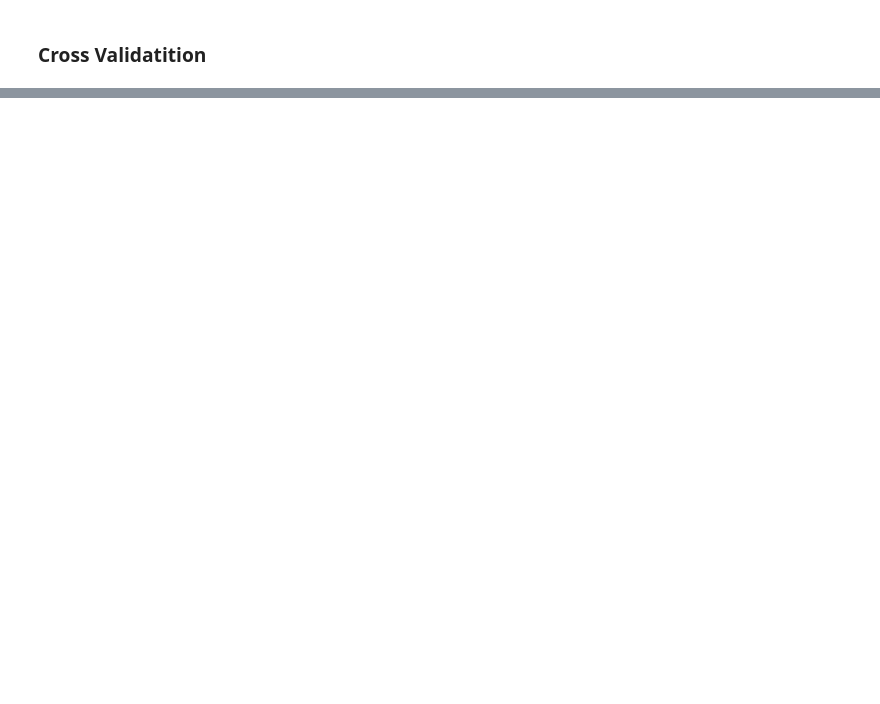
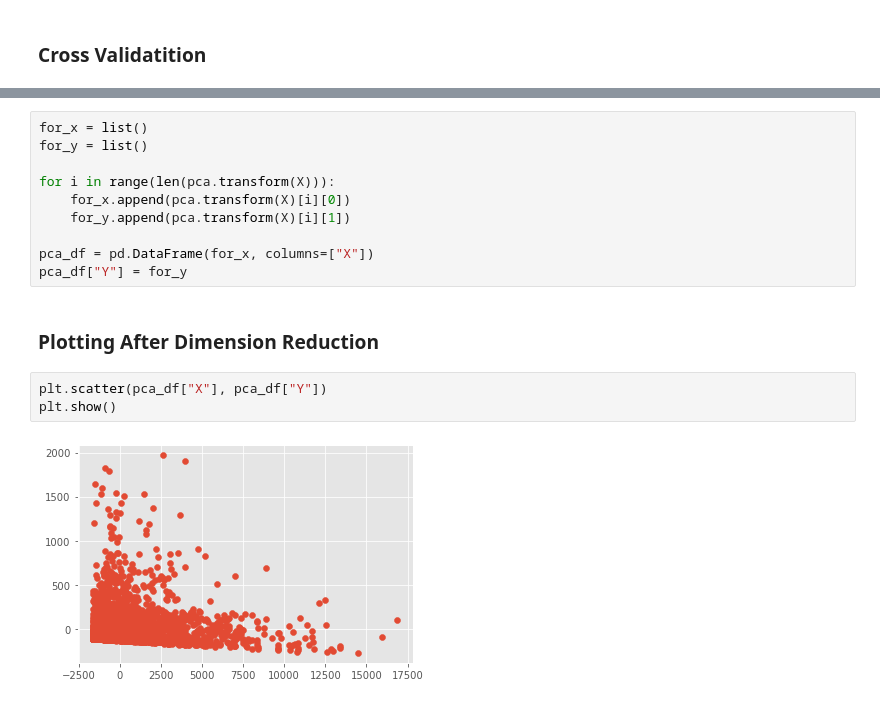
Before and after one commit to onur-duman/OnlineShoppersIntention-EDA-Classification-Clustering, a Jupyter notebook: OnlineShoppersIntention.ipynb, the cells around one changed output, grey strips where cells are left out. Cells and saved outputs as stored; diff of their text form; blank space fills up the shorter version.

```diff
--- a/OnlineShoppersIntention.ipynb
+++ b/OnlineShoppersIntention.ipynb
@@ -399,0 +455,18 @@ plt.show()
+# %%
+for_x = list()
+for_y = list()
+
+for i in range(len(pca.transform(X))):
+    for_x.append(pca.transform(X)[i][0])
+    for_y.append(pca.transform(X)[i][1])
+
+pca_df = pd.DataFrame(for_x, columns=["X"])
+pca_df["Y"] = for_y
+# %% [markdown]
+<a id="37"></a>
+### Plotting After Dimension Reduction
+# %%
+plt.scatter(pca_df["X"], pca_df["Y"])
+plt.show()
+# %% [output]
+[figure, added]
```
Also changed, not shown: parts of 22 cells of this notebook.
